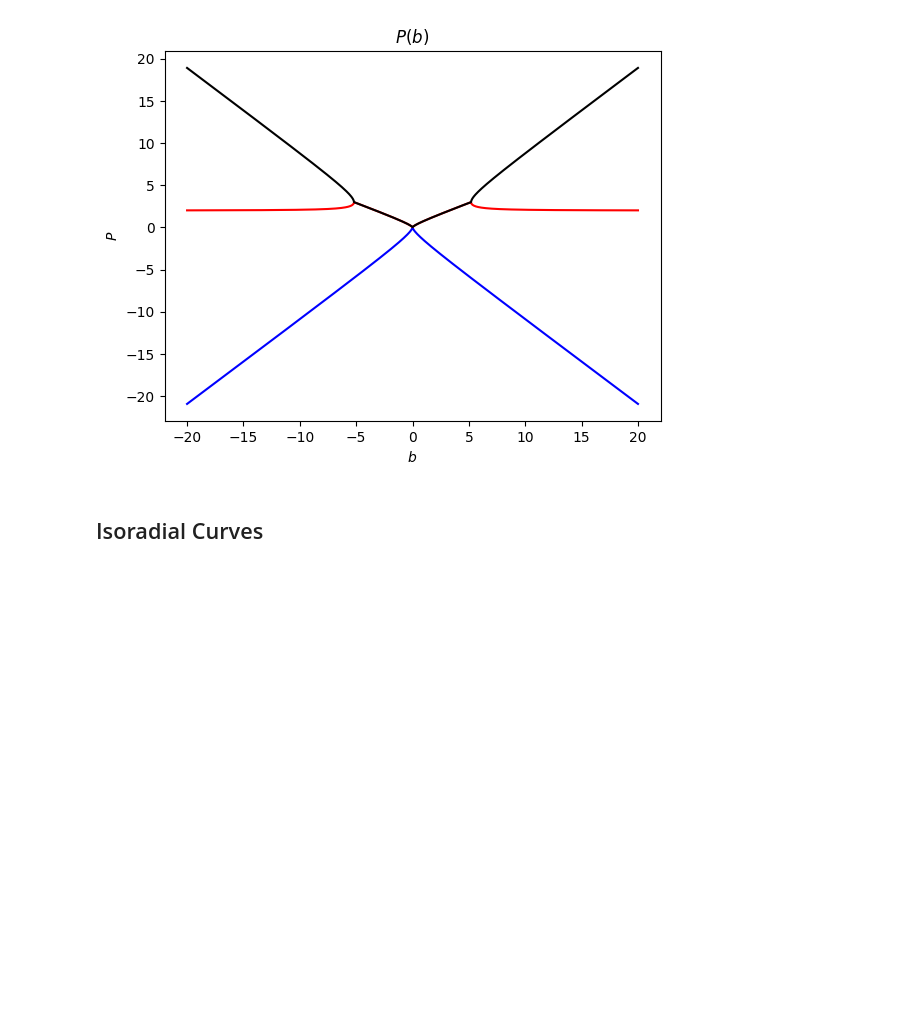
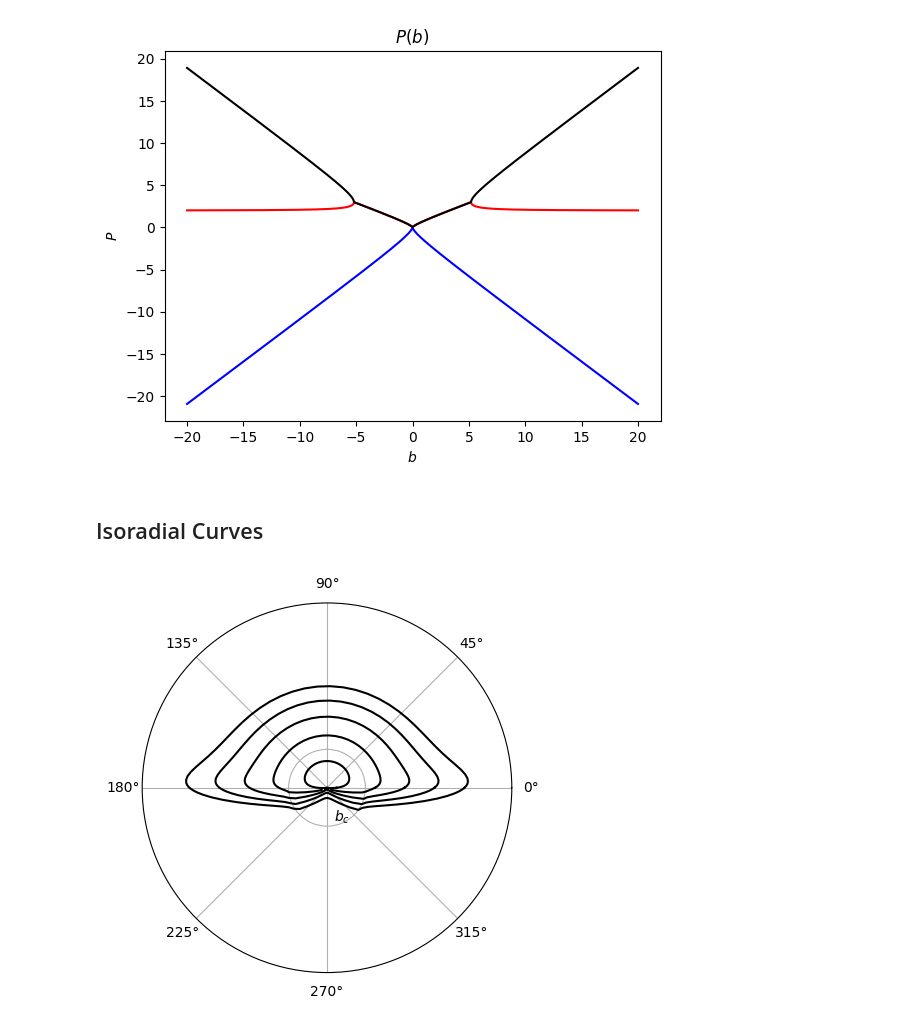
Before and after one commit to jessecrans/bh-raytracer, a Jupyter notebook: luminet-paper.ipynb, the cells around one changed output. Drawn from its saved outputs; the diff is of its cells as text; code cells hidden in the pictures; blank space fills up the shorter version.

```diff
--- a/luminet-paper.ipynb
+++ b/luminet-paper.ipynb
@@ -260,31 +260,33 @@ def sin2space(start, stop, num):
 okay dus boven een bepaalde r gaat het prima, eronder niet
 als het onder een bepaalde waarde gaat
 geeft ie iets van een error list - int not allowed
 dus ergens returned ie voor P weer een lijst ipv een getal
 idk wrm
 doei
 """
 
 # b = get_isoradial_curve(10, 0, 10)
 fig, ax = plt.subplots(subplot_kw={'projection':'polar'})
 ax.set_aspect('equal')
 
-alpha_array = sin2space(0, 2*np.pi, 50)
+alpha_array = sin2space(0, 2*np.pi, 100)
 r_array = [2,6,10,14,18]
 
 for r in r_array:
     b_array = np.array([
     get_isoradial_curve(r, alpha + np.pi/2, np.deg2rad(80)) for alpha in alpha_array
     ])
 
     ax.set_rticks([np.sqrt(27)])
     ax.set_yticklabels([r'$b_c$'])
     ax.set_rlabel_position(280)
     ax.set_rlim(0,25)
     # x_array, y_array = b_array * np.cos(alpha_array), b_array * np.sin(alpha_array)
 
     plt.plot(alpha_array, b_array,c='k')
 
 
 
 plt.show()
+# %% [output]
+[figure, added]
```
